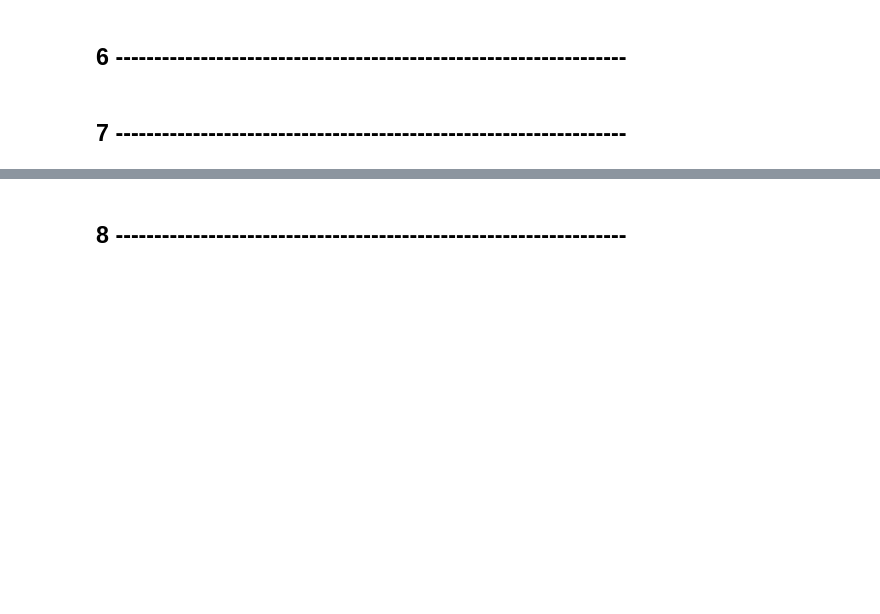
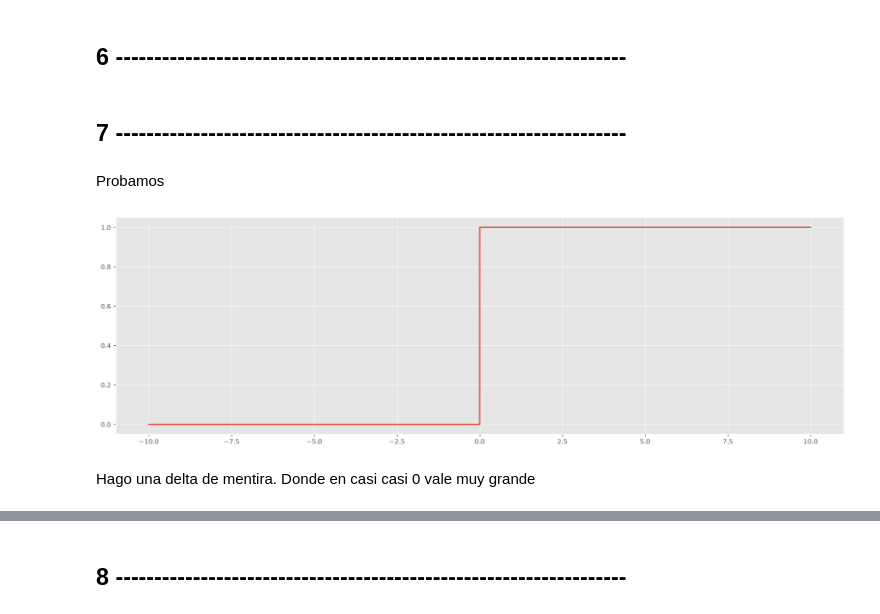
Before and after one commit to ilavaggi/SyS-2026, a Jupyter notebook: TP1.ipynb, the cells around one changed output, grey strips where cells are left out. Cells and saved outputs as stored; diff of their text form; code cells hidden in the pictures; blank space fills up the shorter version.

```diff
--- a/TP1.ipynb
+++ b/TP1.ipynb
@@ -474,3 +476,20 @@ plt.show()
 ## 6 ------------------------------------------------------------------
 # %% [markdown]
 ## 7 ------------------------------------------------------------------
+# %%
+# Armo la auxiliar u(t)
+def u(t):
+    return np.where(t>=0,1,0)
+# %% [markdown]
+Probamos
+# %%
+t = np.linspace(-10,10,10000)
+ft = u(t)
+
+plt.figure(figsize=(20,6))
+plt.plot(t,ft)
+plt.show()
+# %% [output]
+[figure, added]
+# %% [markdown]
+Hago una delta de mentira. Donde en casi casi 0 vale muy grande
```
Also changed, not shown: parts of 10 cells of this notebook.
